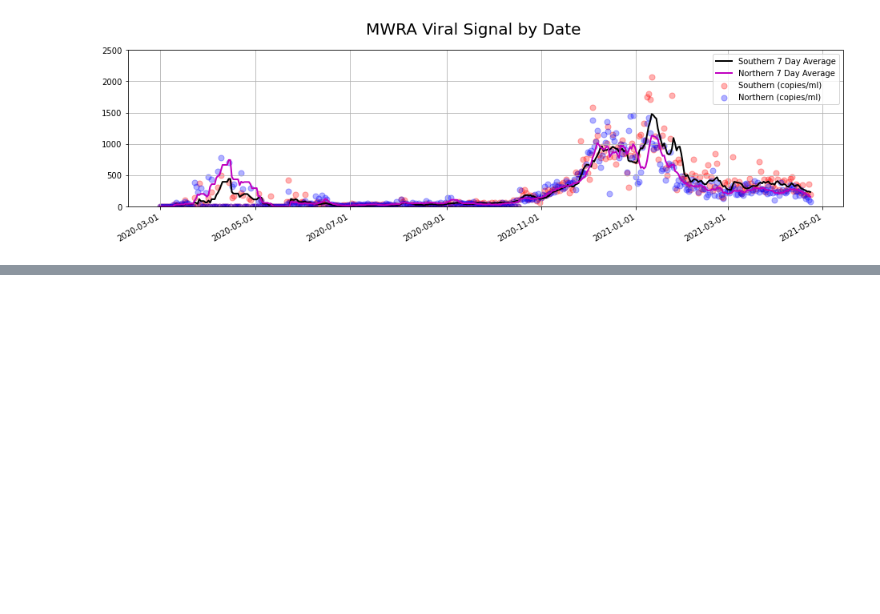
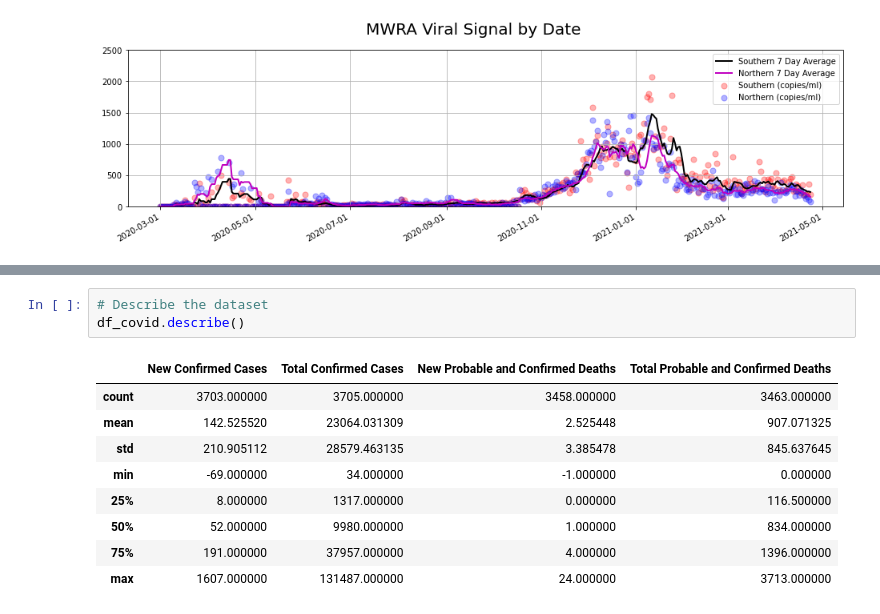
Before and after one commit to bhatiavr/cs109b-final-project-111, a Jupyter notebook: src/cs109b-wastewater-covid-forecasting.ipynb, the cells around one changed output, grey strips where cells are left out. Drawn from its saved outputs; the diff is of its cells as text; blank space fills up the shorter version.

```diff
--- a/src/cs109b-wastewater-covid-forecasting.ipynb
+++ b/src/cs109b-wastewater-covid-forecasting.ipynb
@@ -93,0 +106,13 @@ fig.show()
+# %%
+# Describe the dataset
+df_covid.describe()
+# %% [output]
+|  | New Confirmed Cases | Total Confirmed Cases | New Probable and Confirmed Deaths | Total Probable and Confirmed Deaths |
+| count | 3703.000000 | 3705.000000 | 3458.000000 | 3463.000000 |
+| mean | 142.525520 | 23064.031309 | 2.525448 | 907.071325 |
+| std | 210.905112 | 28579.463135 | 3.385478 | 845.637645 |
+| min | -69.000000 | 34.000000 | -1.000000 | 0.000000 |
+| 25% | 8.000000 | 1317.000000 | 0.000000 | 116.500000 |
+| 50% | 52.000000 | 9980.000000 | 1.000000 | 834.000000 |
+| 75% | 191.000000 | 37957.000000 | 4.000000 | 1396.000000 |
+| max | 1607.000000 | 131487.000000 | 24.000000 | 3713.000000 |
```
Also changed, not shown: parts of 7 cells of this notebook, 1 other file.
